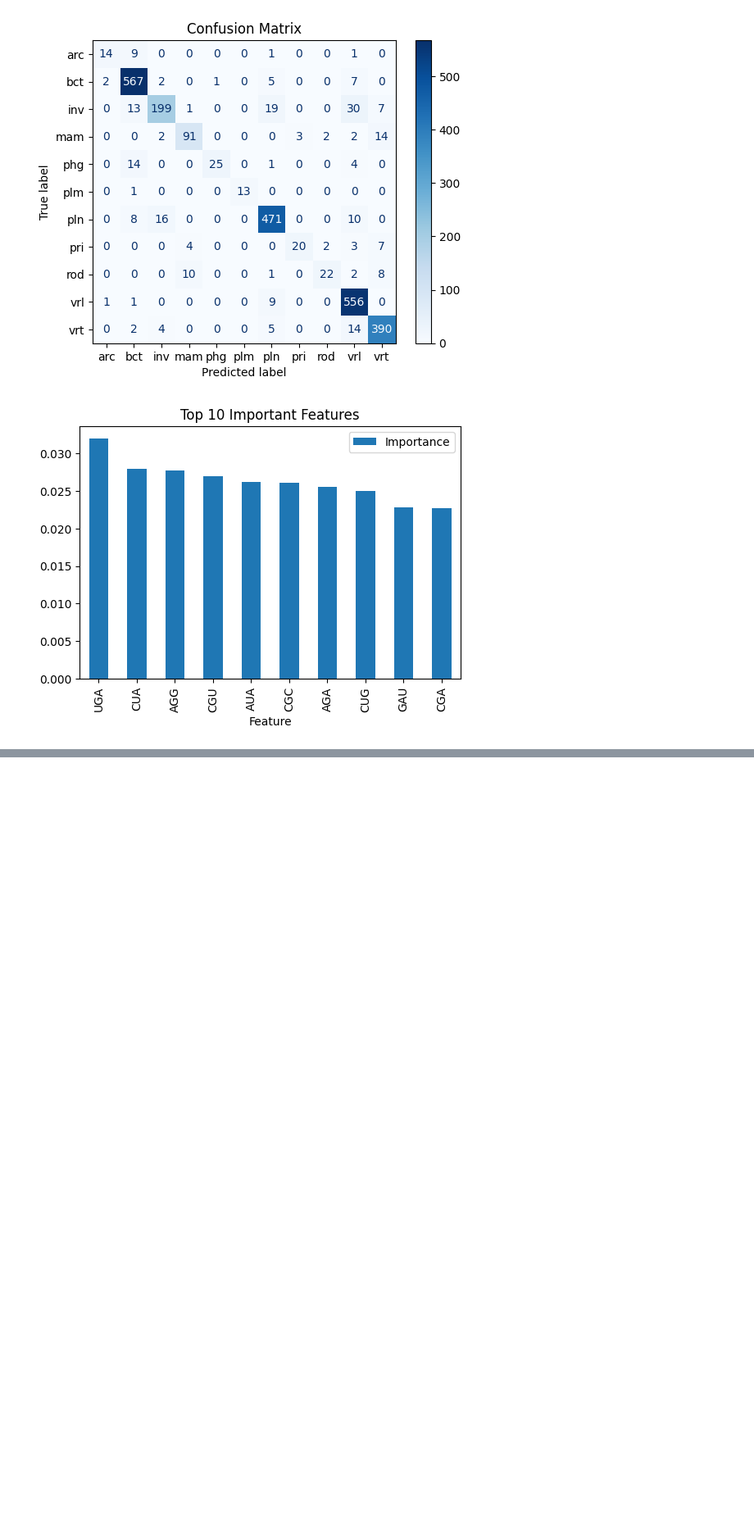
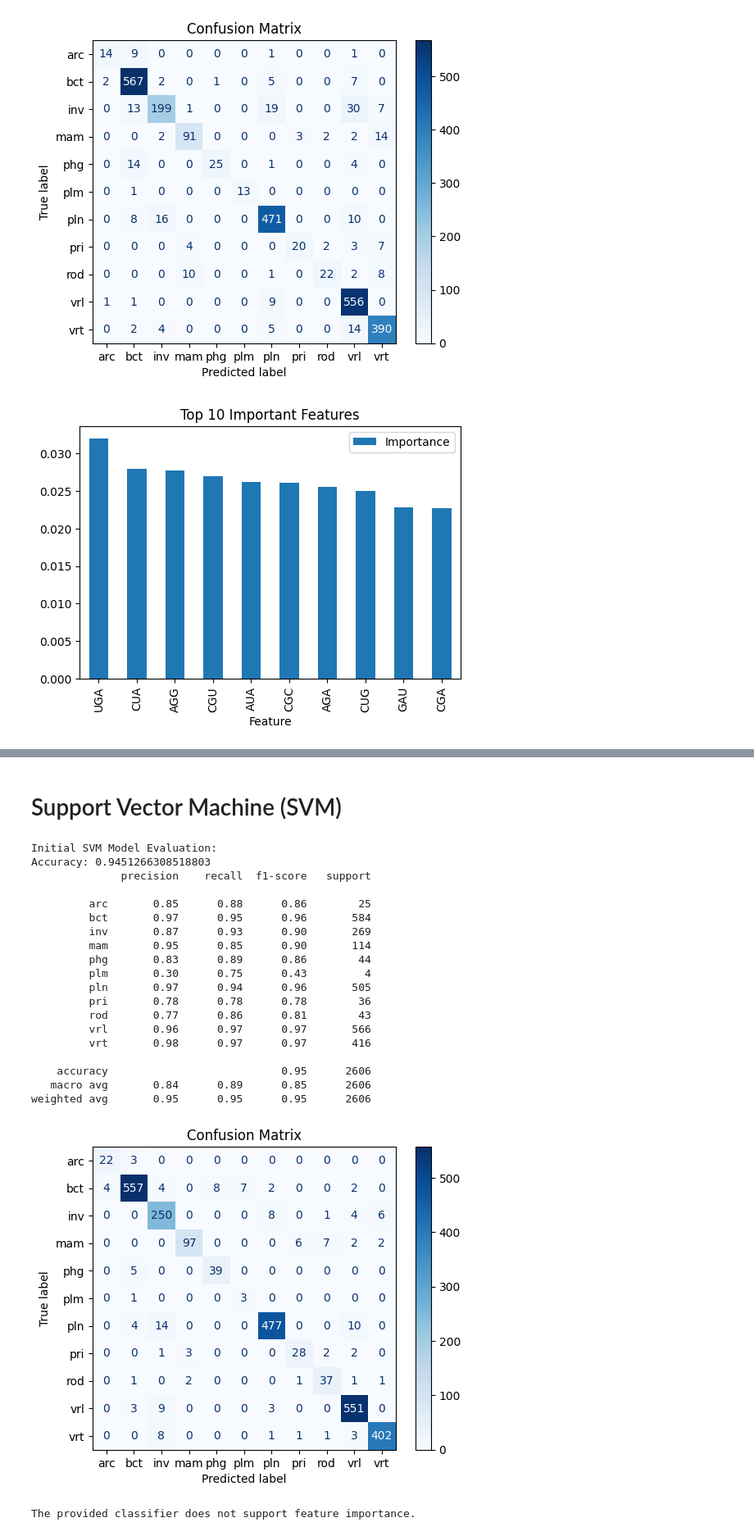
Before and after one commit to alexmoor527/CO2_ML_Group25, a Jupyter notebook: project_alex.ipynb, the cells around one changed output, grey strips where cells are left out. Shown at 82% size. Cells and saved outputs as stored; diff of their text form; code cells hidden in the pictures; blank space fills up the shorter version.

```diff
--- a/project_alex.ipynb
+++ b/project_alex.ipynb
@@ -510,0 +695,37 @@ weighted avg       0.90      0.91      0.90      2616
+# %% [markdown]
+# Support Vector Machine (SVM)
+# %%
+svm_clf = SVC(random_state=42)  # Default parameters
+svm_clf.fit(X_train_resampled, y_train_resampled)
+
+# Evaluate Initial SVM Model
+print("\nInitial SVM Model Evaluation:")
+evaluate_model(
+    clf=svm_clf,
+    X_test=X_test_scaled,
+    y_test=y_test,
+    label_encoder=label_encoder,
+    feature_names=X.columns
+)
+# %% [output]
+Initial SVM Model Evaluation:
+Accuracy: 0.9451266308518803
+              precision    recall  f1-score   support
+
+         arc       0.85      0.88      0.86        25
+         bct       0.97      0.95      0.96       584
+         inv       0.87      0.93      0.90       269
+         mam       0.95      0.85      0.90       114
+         phg       0.83      0.89      0.86        44
+         plm       0.30      0.75      0.43         4
+         pln       0.97      0.94      0.96       505
+         pri       0.78      0.78      0.78        36
+         rod       0.77      0.86      0.81        43
+         vrl       0.96      0.97      0.97       566
+         vrt       0.98      0.97      0.97       416
+
+    accuracy                           0.95      2606
+   macro avg       0.84      0.89      0.85      2606
+weighted avg       0.95      0.95      0.95      2606
+[figure, added]
+The provided classifier does not support feature importance.
```
Also changed, not shown: parts of 9 cells of this notebook.
